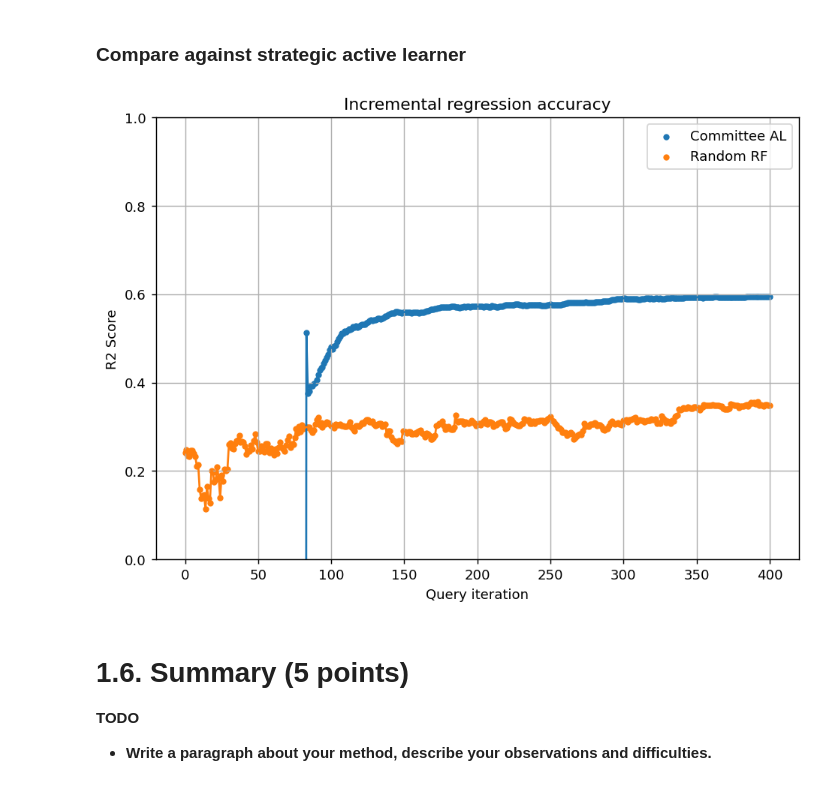
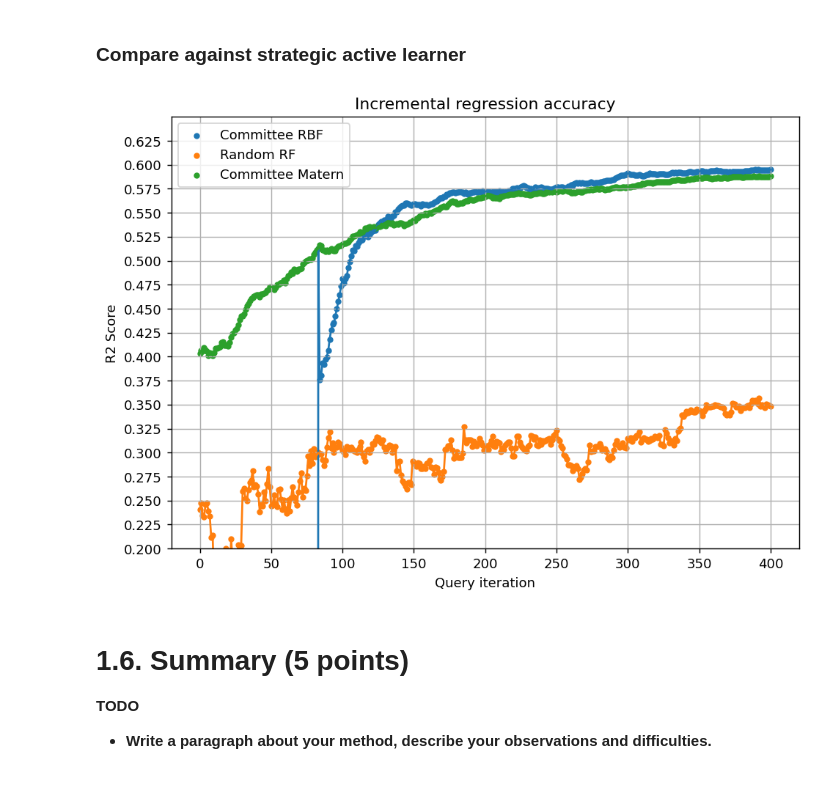
Before and after one commit to ryanquinnnelson/CMU-02750-Peptide-Design-using-Bayesian-Optimization, a Jupyter notebook: HW3q1_ryann.ipynb, the cells around one changed output. Drawn from its saved outputs; the diff is of its cells as text; code cells hidden in the pictures.

Commit message:
Finished run with Matern

```diff
--- a/HW3q1_ryann.ipynb
+++ b/HW3q1_ryann.ipynb
@@ -207,7 +207,7 @@ y_pool_comm = copy.deepcopy(y_train)
 kernel = RBF(length_scale=0.5,length_scale_bounds=(1e-2, 1e3))
 n_learner = 10
 n_initial = 80
-committee = al.build_committee(kernel, n_learner, n_initial, X_pool_comm, y_pool_comm, seed)
+committee_rbf = al.build_committee(kernel, n_learner, n_initial, X_pool_comm, y_pool_comm, seed)
 
 # perform active learning
 n_queries = 400
@@ -317,24 +334,28 @@ R2 for pool 0.3928023921155356
 # %%
 # compare the two results
 fig, ax = plt.subplots(figsize=(8.5, 6), dpi=130)
 
 ax.plot(history_comm)
-ax.scatter(range(len(history_comm)), history_comm, s=13, label = 'Committee AL')
+ax.scatter(range(len(history_comm)), history_comm, s=13, label = 'Committee RBF')
 
 ax.plot(history_rand)
 ax.scatter(range(len(history_rand)), history_rand, s=13, label = 'Random RF')
+
+ax.plot(history_mat)
+ax.scatter(range(len(history_mat)), history_mat, s=13, label = 'Committee Matern')
 
 ax.grid(True)
 
 ax.set_title('Incremental regression accuracy')
 ax.set_xlabel('Query iteration')
 ax.set_ylabel('R2 Score')
-ax.set_ylim([0,1])
+ax.set_ylim([0.2,.65])
 
 ax.legend()
+plt.yticks(np.arange(.2, 0.65, step=0.025))
 plt.show()
 # %% [output]
-[figure, old version]
+[figure, new version]
 # %% [markdown]
 # 1.6. Summary (5 points)
 **TODO**
```
Also changed, not shown: parts of 4 cells of this notebook.
